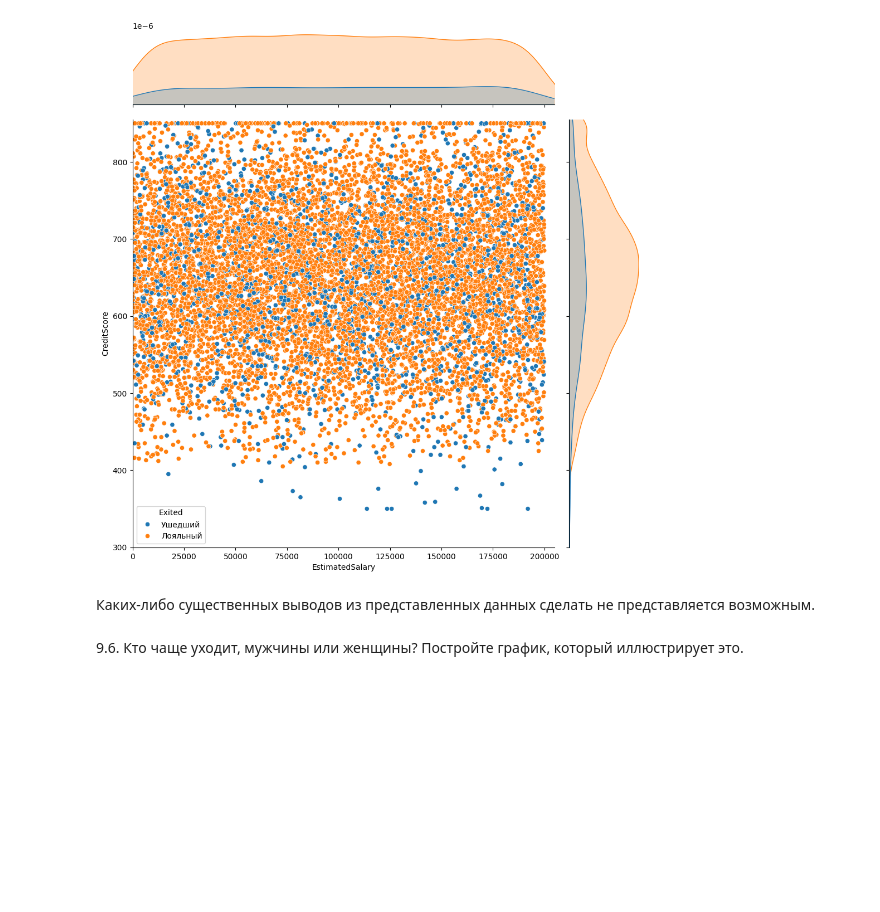
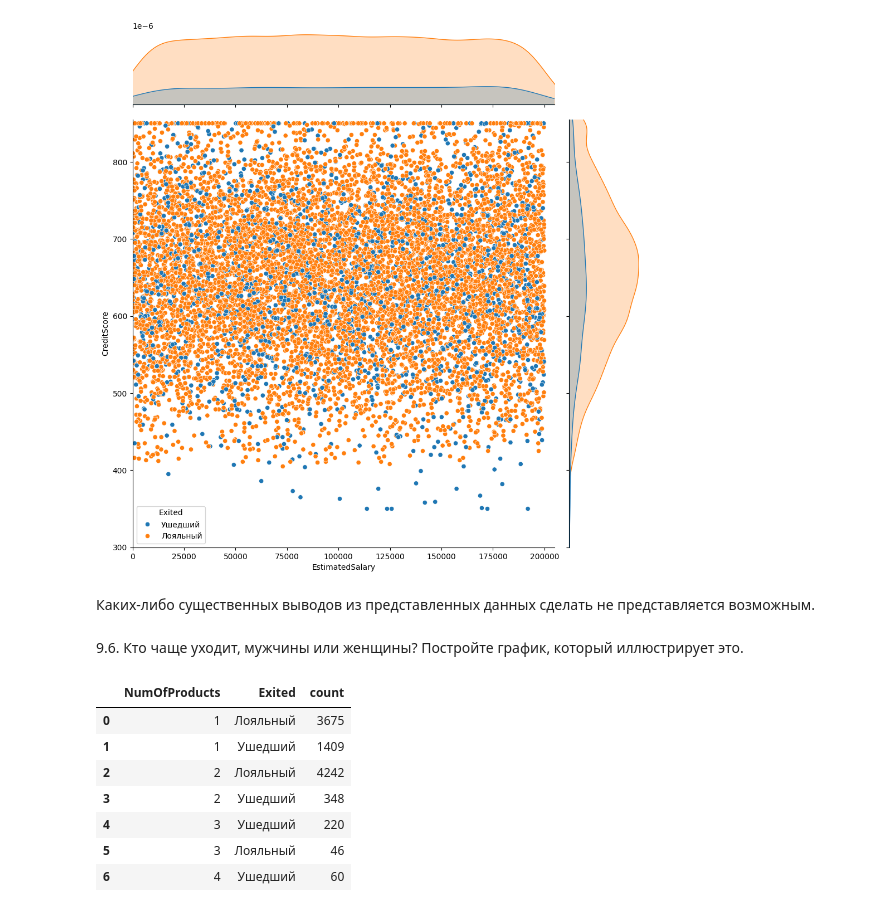
Before and after one commit to Coasting-Now/SF_Pandas, a Jupyter notebook: SF_Pandas/SF_PY_Visualization_Test/vis_test.ipynb, the cells around one changed output. Cells and saved outputs as stored; diff of their text form; code cells hidden in the pictures; blank space fills up the shorter version.

```diff
--- a/SF_Pandas/SF_PY_Visualization_Test/vis_test.ipynb
+++ b/SF_Pandas/SF_PY_Visualization_Test/vis_test.ipynb
@@ -152,3 +152,32 @@ fig = px.bar(
     title='Доли ушедших клиентов в разрезе пола'
 )
 fig.show()
+# %%
+churn_data['IsActiveMember'] = churn_data['IsActiveMember'].apply(lambda x: 'Неактивный' if x == 0 else 'Активный')
+# ушедший или лояльный клиент
+churn_data['Exited'] = churn_data['Exited'].apply(lambda x: 'Лояльный' if x == 0 else 'Ушедший')
+
+count_products = churn_data.groupby(by='NumOfProducts', as_index=False)['Exited'].value_counts()
+count_products[['Exited', 'NumOfProducts']] = count_products[['Exited', 'NumOfProducts']].astype('string')
+display(count_products)
+
+fig=px.bar(
+    data_frame=count_products,
+    x='NumOfProducts',
+    y='count',
+    color='Exited',
+    text='Exited',
+    title='Зависимость оттока клиентов от числа приобретённых продуктов',
+    labels={'count':'Количество клиентов', 'NumOfProducts':'Количество продуктов'}
+)
+
+fig.show()
+# %% [output]
+|  | NumOfProducts | Exited | count |
+| 0 | 1 | Лояльный | 3675 |
+| 1 | 1 | Ушедший | 1409 |
+| 2 | 2 | Лояльный | 4242 |
+| 3 | 2 | Ушедший | 348 |
+| 4 | 3 | Ушедший | 220 |
+| 5 | 3 | Лояльный | 46 |
+| 6 | 4 | Ушедший | 60 |
```
Also changed, not shown: parts of 1 cell of this notebook.
